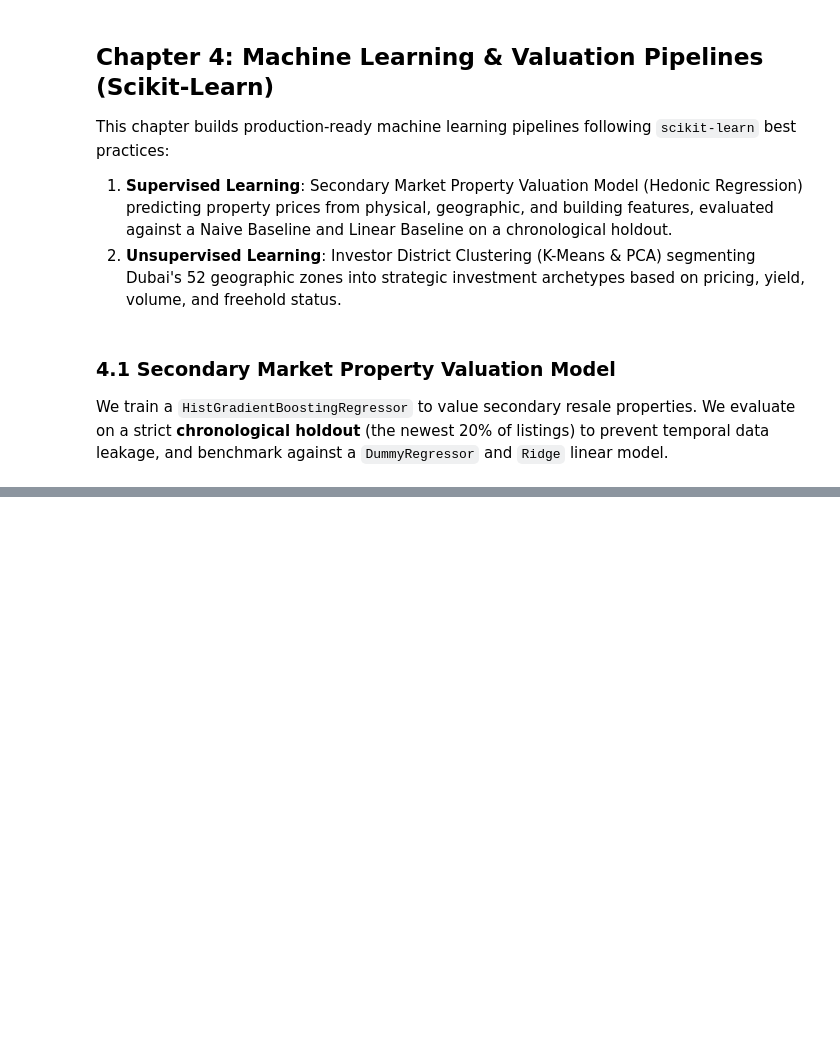
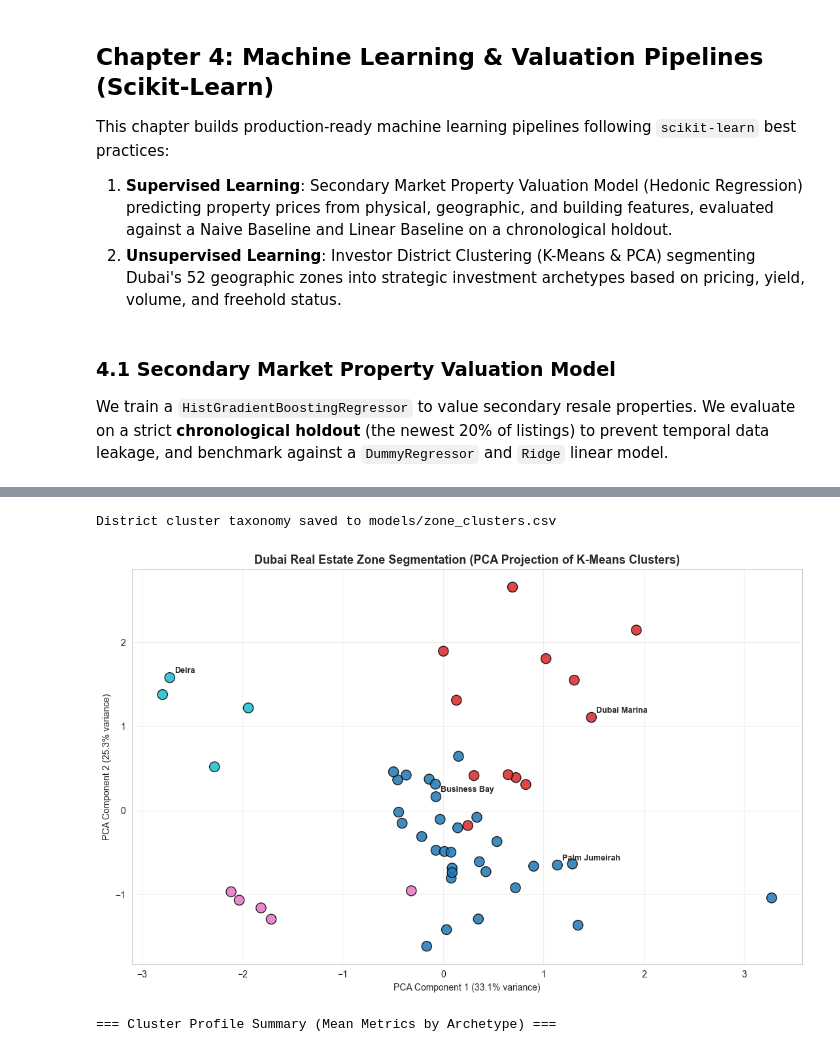
Before and after one commit to fathirrizkifadillah/Dubai-Real-Estate-2020---2026-, a Jupyter notebook: main.ipynb, the cells around one changed output, grey strips where cells are left out. Saved outputs shown, nothing was run; the diff lists cells and outputs as text; code cells hidden in the pictures; blank space fills up the shorter version.

```diff
--- a/main.ipynb
+++ b/main.ipynb
@@ -1457,0 +1560,76 @@ display(zone_profiles.groupby('cluster')[cluster_features].mean().round(2))
+# %%
+import os
+import numpy as np
+import pandas as pd
+import matplotlib.pyplot as plt
+from sklearn.cluster import KMeans
+from sklearn.decomposition import PCA
+from sklearn.preprocessing import StandardScaler
+
+# Aggregate zone-level investment profile for 2024-2026
+recent_ap = area_prices[area_prices['date'] >= '2024-01-01'].copy()
+recent_ap['gross_yield'] = (recent_ap['rental_price_per_sqft_annual_usd'] / recent_ap['secondary_price_per_sqft_usd']) * 100
+
+zone_profiles = recent_ap.groupby('zone').agg(
+    median_price_sqft=('secondary_price_per_sqft_usd', 'median'),
+    gross_yield_pct=('gross_yield', 'mean'),
+    annual_volume=('n_listings_secondary', 'sum'),
+    freehold_ratio=('is_freehold', 'mean')
+).dropna()
+
+# Apply log1p on volume to prevent extreme transaction liquidity outliers from distorting Euclidean distance
+zone_profiles['log_volume'] = np.log1p(zone_profiles['annual_volume'])
+cluster_features = ['median_price_sqft', 'gross_yield_pct', 'log_volume', 'freehold_ratio']
+
+scaler = StandardScaler()
+X_norm = scaler.fit_transform(zone_profiles[cluster_features])
+
+# Dimensionality reduction for visualization
+pca = PCA(n_components=2, random_state=42)
+pca_coords = pca.fit_transform(X_norm)
+zone_profiles['pca1'] = pca_coords[:, 0]
+zone_profiles['pca2'] = pca_coords[:, 1]
+
+# K-Means Clustering (k=4)
+kmeans = KMeans(n_clusters=4, random_state=42, n_init=15)
+zone_profiles['cluster'] = kmeans.fit_predict(X_norm)
+
+# Cluster Archetype Taxonomy
+archetype_names = {
+    0: 'Tier 1: Ultra-Luxury Trophy Core (Downtown / Palm)',
+    1: 'Tier 2: Prime Balanced Liquidity (Marina / JBR)',
+    2: 'Tier 3: Non-Freehold Heritage & Trade (Deira / Bur Dubai)',
+    3: 'Tier 4: High-Yield Cash Flow Hubs (JVC / Silicon Oasis)'
+}
+zone_profiles['cluster_label'] = zone_profiles['cluster'].map(archetype_names)
+
+# Save cluster artifacts to models/ for Streamlit dashboard consumption
+os.makedirs('models', exist_ok=True)
+zone_profiles.to_csv(os.path.join('models', 'zone_clusters.csv'))
+print('District cluster taxonomy saved to models/zone_clusters.csv')
+
+plt.figure(figsize=(11, 7))
+scatter = plt.scatter(zone_profiles['pca1'], zone_profiles['pca2'], c=zone_profiles['cluster'], cmap='tab10', s=120, edgecolors='black', alpha=0.85)
+
+# Annotate iconic zones
+key_zones = ['Downtown Dubai', 'Palm Jumeirah', 'Dubai Marina', 'Jumeirah Village Circle', 'Deira', 'Business Bay']
+for z in key_zones:
+    if z in zone_profiles.index:
+        r = zone_profiles.loc[z]
+        plt.annotate(z, (r['pca1'], r['pca2']), xytext=(5, 5), textcoords='offset points', fontsize=9, fontweight='bold')
+
+plt.title('Dubai Real Estate Zone Segmentation (PCA Projection of K-Means Clusters)', fontsize=13, fontweight='bold')
+plt.xlabel(f'PCA Component 1 ({pca.explained_variance_ratio_[0]:.1%} variance)')
+plt.ylabel(f'PCA Component 2 ({pca.explained_variance_ratio_[1]:.1%} variance)')
+plt.grid(alpha=0.3)
+plt.tight_layout()
+os.makedirs('plots', exist_ok=True)
+plt.savefig(os.path.join('plots', 'zone_clusters_pca.png'), dpi=300, bbox_inches='tight')
+plt.show()
+
+print('\n=== Cluster Profile Summary (Mean Metrics by Archetype) ===')
+display(zone_profiles.groupby('cluster_label')[['median_price_sqft', 'gross_yield_pct', 'annual_volume', 'freehold_ratio']].mean().round(2))
+# %% [output]
+District cluster taxonomy saved to models/zone_clusters.csv
+[figure, added]
+=== Cluster Profile Summary (Mean Metrics by Archetype) ===
```
Also changed, not shown: parts of 16 cells of this notebook, 25 other files.
